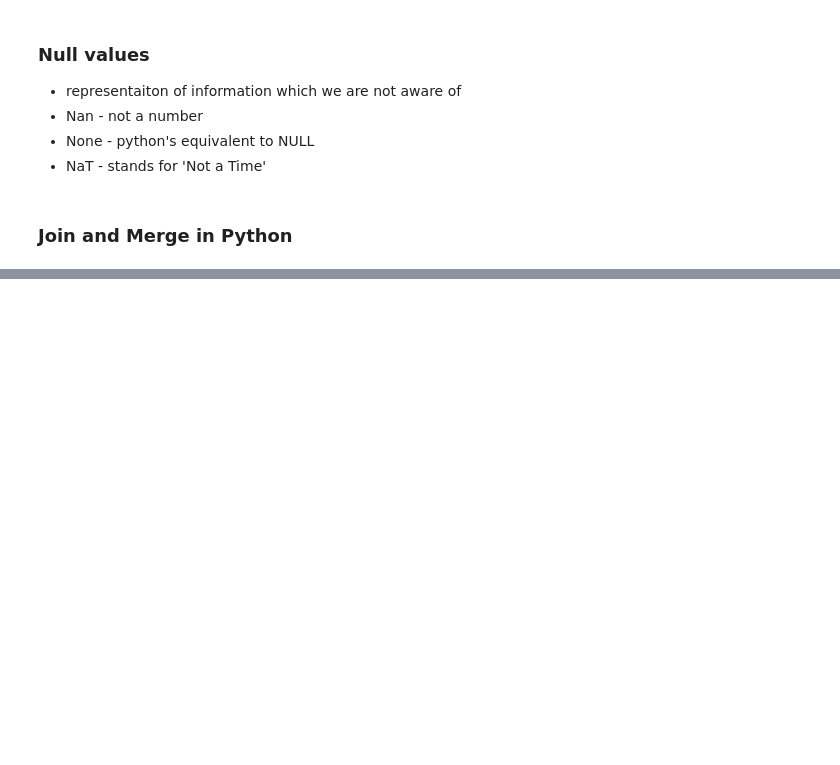
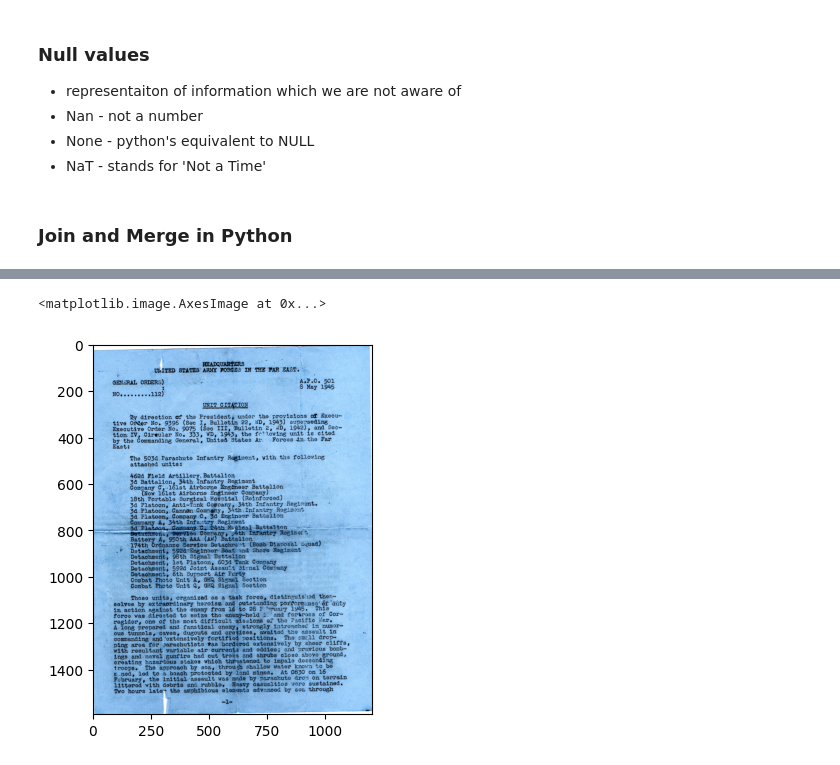
Before and after one commit to ameer-salam/Notes, a Jupyter notebook: Data_Science_(Python).ipynb, the cells around one changed output, grey strips where cells are left out. Drawn from its saved outputs; the diff is of its cells as text; code cells hidden in the pictures; blank space fills up the shorter version.

```diff
--- a/Data_Science_(Python).ipynb
+++ b/Data_Science_(Python).ipynb
@@ -591,0 +611,5 @@ print(countries_covid_data.query('(Country=="India") & (Date=="2020-12-30")'))
+# %%
+import cv2 as cv
+image = cv.imread("/content/Sample_0.jpg")
+print("The image as an array is :\n", image)
+print("\n\nThe shape of the image as an array is :\t", image.shape)
@@ -591,0 +634,7 @@ print(countries_covid_data.query('(Country=="India") & (Date=="2020-12-30")'))
+# %%
+#usning matplotlib to show the image output
+import matplotlib.pyplot as plt
+plt.imshow(image)
+# %% [output]
+<matplotlib.image.AxesImage at 0x...>
+[figure, added]
```
Also changed, not shown: parts of 21 cells of this notebook.
